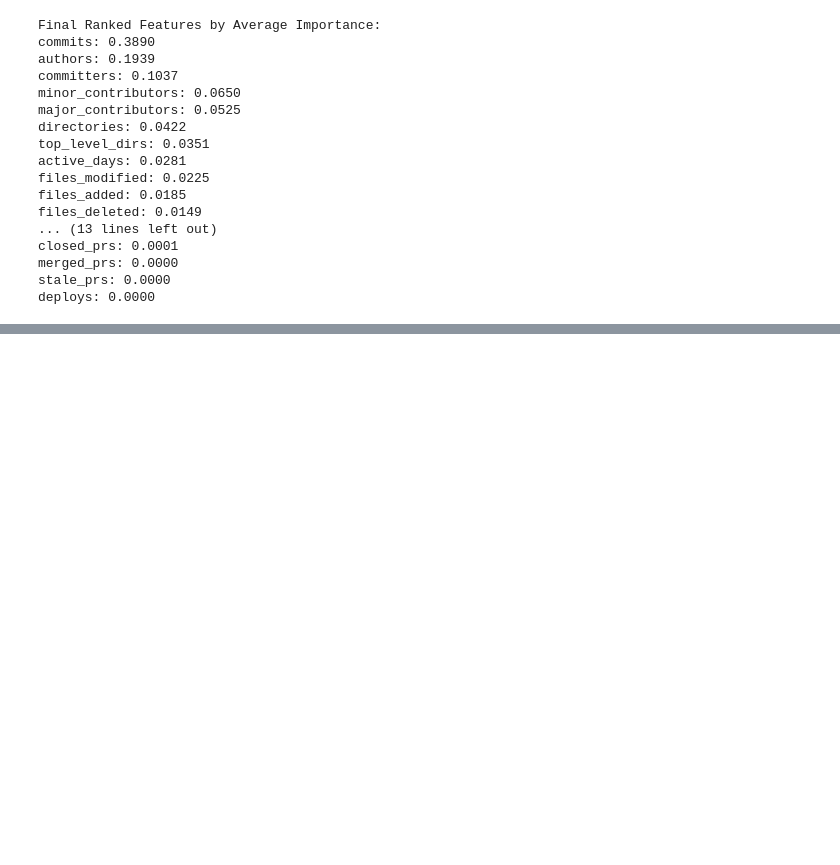
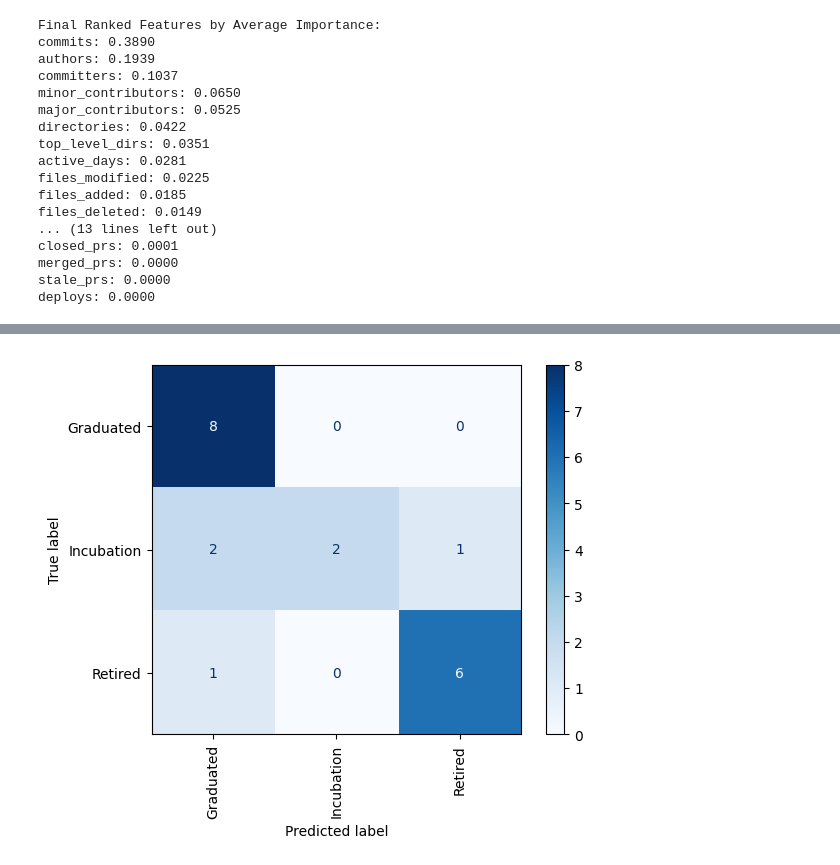
Before and after one commit to OSS-Health-Assess/SE-project, a Jupyter notebook: code.ipynb, the cells around one changed output, grey strips where cells are left out. Saved outputs shown, nothing was run; the diff lists cells and outputs as text; code cells hidden in the pictures; blank space fills up the shorter version.

```diff
--- a/code.ipynb
+++ b/code.ipynb
@@ -241 +261,89 @@ plot_all_features(cleaned_data, status_data, [
 ... (4 outputs left out)
+# %%
+import numpy as np
+import pandas as pd
+import random
+from sklearn.preprocessing import StandardScaler, OneHotEncoder
+from sklearn.model_selection import train_test_split, StratifiedShuffleSplit
+from sklearn.ensemble import RandomForestClassifier
+from sklearn.pipeline import Pipeline
+from sklearn.compose import ColumnTransformer
+from sklearn.metrics import classification_report, ConfusionMatrixDisplay
+import matplotlib.pyplot as plt
+
+# Set seeds for reproducibility
+np.random.seed(42)
+pd.options.mode.chained_assignment = None  # Suppress warnings
+random.seed(42)
+
+# Function to compute mean, std, and trend for each numerical feature
+def extract_features(df):
+    numerical_features = df.select_dtypes(include=[np.number]).columns.tolist()
+    numerical_features.remove("measurement_month")  # Ignore this column
+
+    feature_dict = {}
+    for feature in numerical_features:
+        values = df[["measurement_month", feature]].dropna()
+
+        feature_dict[f"{feature}_mean"] = values[feature].mean()
+        feature_dict[f"{feature}_std"] = values[feature].std()
+
+        if len(values) > 1:
+            slope, _ = np.polyfit(values["measurement_month"], values[feature], 1)
+        else:
+            slope = 0  # Default to 0 if insufficient data
+
+        feature_dict[f"{feature}_trend"] = slope
+
+    feature_dict["programming_lang"] = df["programming_lang"].mode()[0]  # Most common language
+
+    return feature_dict
+
+# Extract features for all projects
+feature_list = []
+for project, df in cleaned_data.items():
+    features = extract_features(df)
+    features["project"] = project
+    feature_list.append(features)
+
+features_df = pd.DataFrame(feature_list)
+
+# Merge with status data
+data = features_df.merge(status_data, on="project").drop(columns=["project"])
+
+# Define categorical and numerical features
+categorical_features = ["programming_lang"]
+numerical_features = [col for col in data.columns if col not in ["status"] + categorical_features]
+
+# Preprocessing pipeline
+preprocessor = ColumnTransformer([
+    ("num", StandardScaler(), numerical_features),
+    ("cat", OneHotEncoder(handle_unknown='ignore'), categorical_features)
+])
+
+# Model pipeline
+pipeline = Pipeline([
+    ("preprocessor", preprocessor),
+    ("classifier", RandomForestClassifier(random_state=42))
+])
+
+# Stratified split to maintain class balance
+splitter = StratifiedShuffleSplit(n_splits=1, test_size=0.2, random_state=42)
+for train_index, test_index in splitter.split(data, data["status"]):
+    train_data = data.iloc[train_index]
+    test_data = data.iloc[test_index]
+
+X_train, y_train = train_data.drop(columns=["status"]), train_data["status"]
+X_test, y_test = test_data.drop(columns=["status"]), test_data["status"]
+
+# Train model
+pipeline.fit(X_train, y_train)
+
+# Predictions and evaluation
+y_pred = pipeline.predict(X_test)
+print(classification_report(y_test, y_pred))
+
+# Confusion matrix
+display = ConfusionMatrixDisplay.from_estimator(pipeline, X_test, y_test, cmap='Blues', xticks_rotation='vertical')
+plt.show()
+# %% [output]
@@ -241,0 +367 @@ plot_all_features(cleaned_data, status_data, [
+[figure, added]
```
Also changed, not shown: parts of 4 cells of this notebook.
